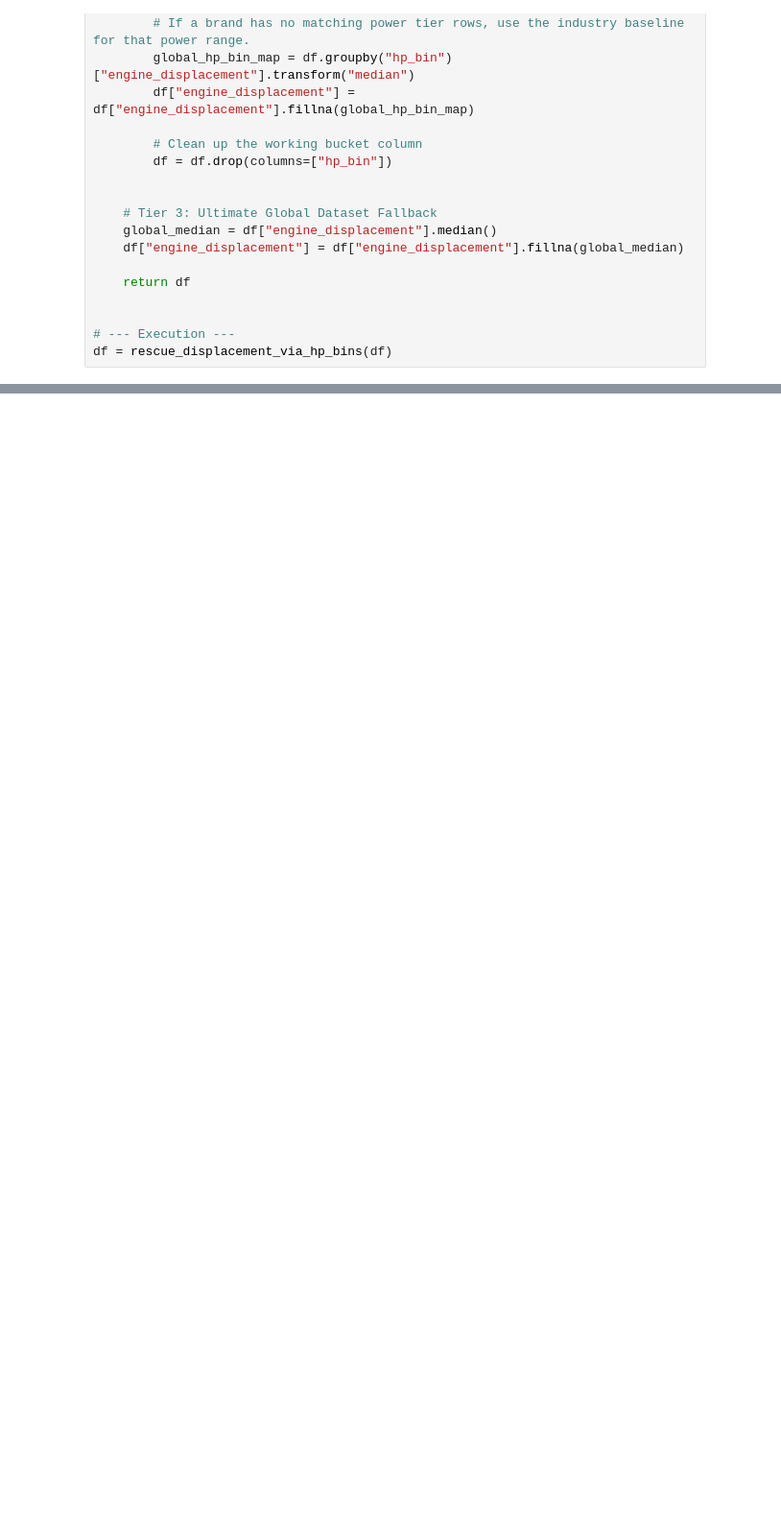
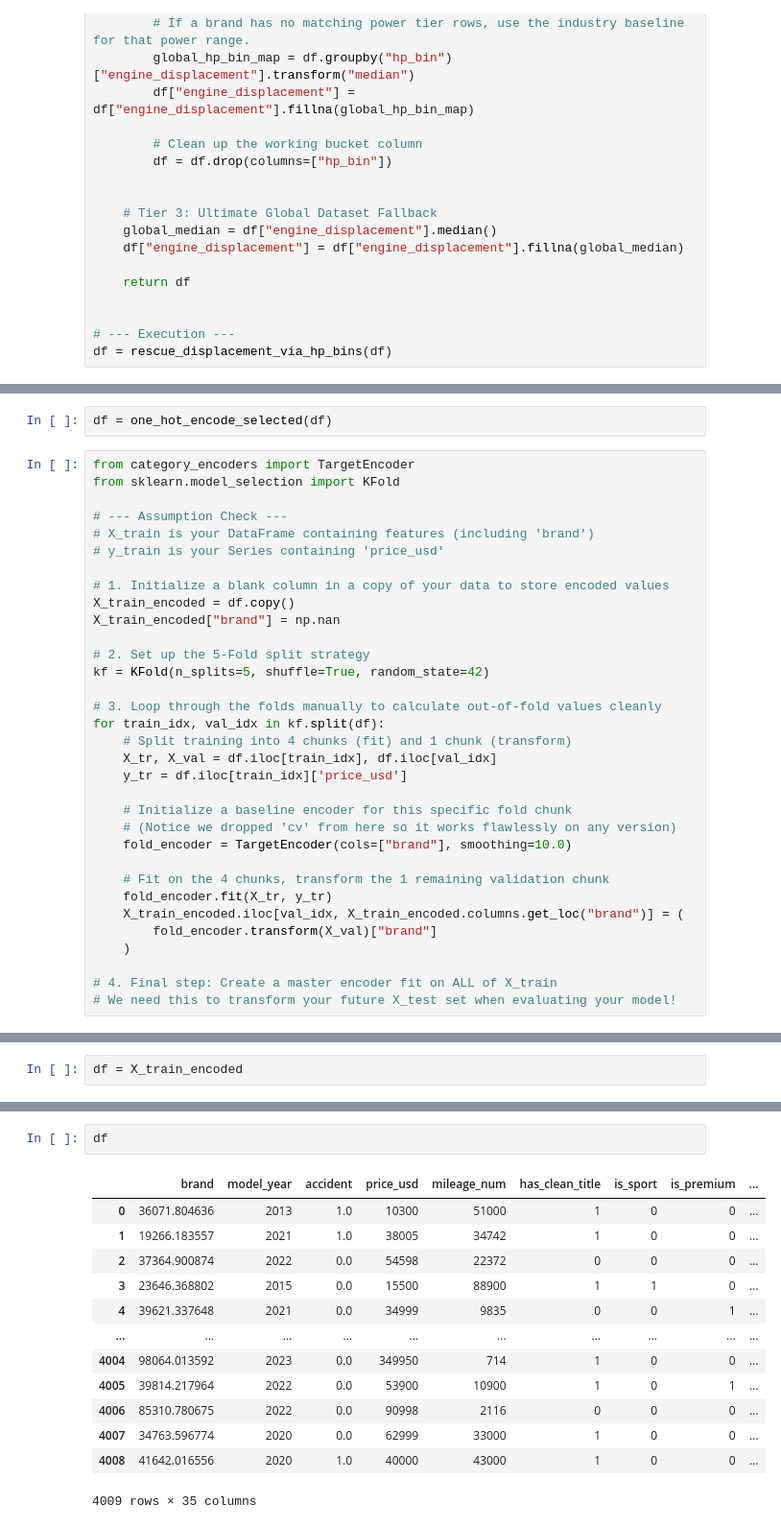
Before and after one commit to DiwasDev/Used_Car_Price_Prediction, a Jupyter notebook: notebooks/eda.ipynb, the cells around one changed output, grey strips where cells are left out. Shown at 96% size. Drawn from its saved outputs; the diff is of its cells as text; blank space fills up the shorter version.

```diff
--- a/notebooks/eda.ipynb
+++ b/notebooks/eda.ipynb
@@ -919,0 +1007,35 @@ df
+# %%
+df = one_hot_encode_selected(df)
+# %%
+from category_encoders import TargetEncoder
+from sklearn.model_selection import KFold
+
+# --- Assumption Check ---
+# X_train is your DataFrame containing features (including 'brand')
+# y_train is your Series containing 'price_usd'
+
+# 1. Initialize a blank column in a copy of your data to store encoded values
+X_train_encoded = df.copy()
+X_train_encoded["brand"] = np.nan
+
+# 2. Set up the 5-Fold split strategy
+kf = KFold(n_splits=5, shuffle=True, random_state=42)
+
+# 3. Loop through the folds manually to calculate out-of-fold values cleanly
+for train_idx, val_idx in kf.split(df):
+    # Split training into 4 chunks (fit) and 1 chunk (transform)
+    X_tr, X_val = df.iloc[train_idx], df.iloc[val_idx]
+    y_tr = df.iloc[train_idx]['price_usd']
+
+    # Initialize a baseline encoder for this specific fold chunk
+    # (Notice we dropped 'cv' from here so it works flawlessly on any version)
+    fold_encoder = TargetEncoder(cols=["brand"], smoothing=10.0)
+
+    # Fit on the 4 chunks, transform the 1 remaining validation chunk
+    fold_encoder.fit(X_tr, y_tr)
+    X_train_encoded.iloc[val_idx, X_train_encoded.columns.get_loc("brand")] = (
+        fold_encoder.transform(X_val)["brand"]
+    )
+
+# 4. Final step: Create a master encoder fit on ALL of X_train
+# We need this to transform your future X_test set when evaluating your model!
@@ -919,0 +1044,2 @@ df
+# %%
+df = X_train_encoded
@@ -919,0 +1067,16 @@ df
+# %%
+df
+# %% [output]
+|  | brand | model_year | accident | price_usd | mileage_num | has_clean_title | is_sport | is_premium | ... |
+| 0 | 36071.804636 | 2013 | 1.0 | 10300 | 51000 | 1 | 0 | 0 | ... |
+| 1 | 19266.183557 | 2021 | 1.0 | 38005 | 34742 | 1 | 0 | 0 | ... |
+| 2 | 37364.900874 | 2022 | 0.0 | 54598 | 22372 | 0 | 0 | 0 | ... |
+| 3 | 23646.368802 | 2015 | 0.0 | 15500 | 88900 | 1 | 1 | 0 | ... |
+| 4 | 39621.337648 | 2021 | 0.0 | 34999 | 9835 | 0 | 0 | 1 | ... |
+| ... | ... | ... | ... | ... | ... | ... | ... | ... | ... |
+| 4004 | 98064.013592 | 2023 | 0.0 | 349950 | 714 | 1 | 0 | 0 | ... |
+| 4005 | 39814.217964 | 2022 | 0.0 | 53900 | 10900 | 1 | 0 | 1 | ... |
+| 4006 | 85310.780675 | 2022 | 0.0 | 90998 | 2116 | 0 | 0 | 0 | ... |
+| 4007 | 34763.596774 | 2020 | 0.0 | 62999 | 33000 | 1 | 0 | 0 | ... |
+| 4008 | 41642.016556 | 2020 | 1.0 | 40000 | 43000 | 1 | 0 | 0 | ... |
+4009 rows × 35 columns
```
Also changed, not shown: parts of 26 cells of this notebook, 2 other files.
